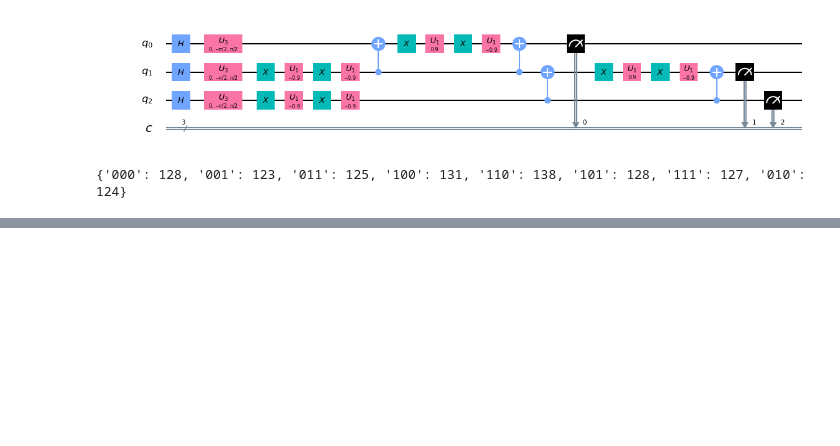
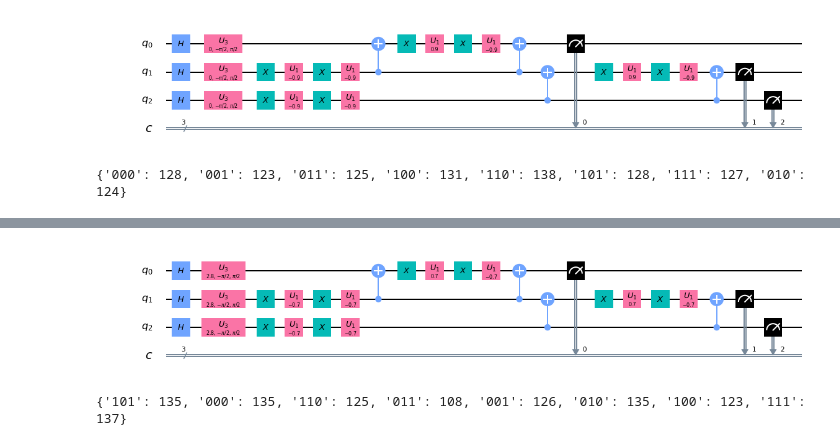
Before and after one commit to XunyiZhao/Quantum_Information_Project, a Jupyter notebook: maxcut.ipynb, the cells around one changed output, grey strips where cells are left out. Saved outputs shown, nothing was run; the diff lists cells and outputs as text; code cells hidden in the pictures; blank space fills up the shorter version.

```diff
--- a/maxcut.ipynb
+++ b/maxcut.ipynb
@@ -208,0 +177,8 @@ array([0, 1, 2, 1, 2], dtype=int64)
+# %%
+mc.circuit.circ.draw(output='mpl')
+# %% [output]
+[figure, added]
+# %%
+mc.solve()
+# %% [output]
+{'101': 135, '000': 135, '110': 125, '011': 108, '001': 126, '010': 135, '100': 123, '111': 137}
```
Also changed, not shown: parts of 19 cells of this notebook, 1 other file.
